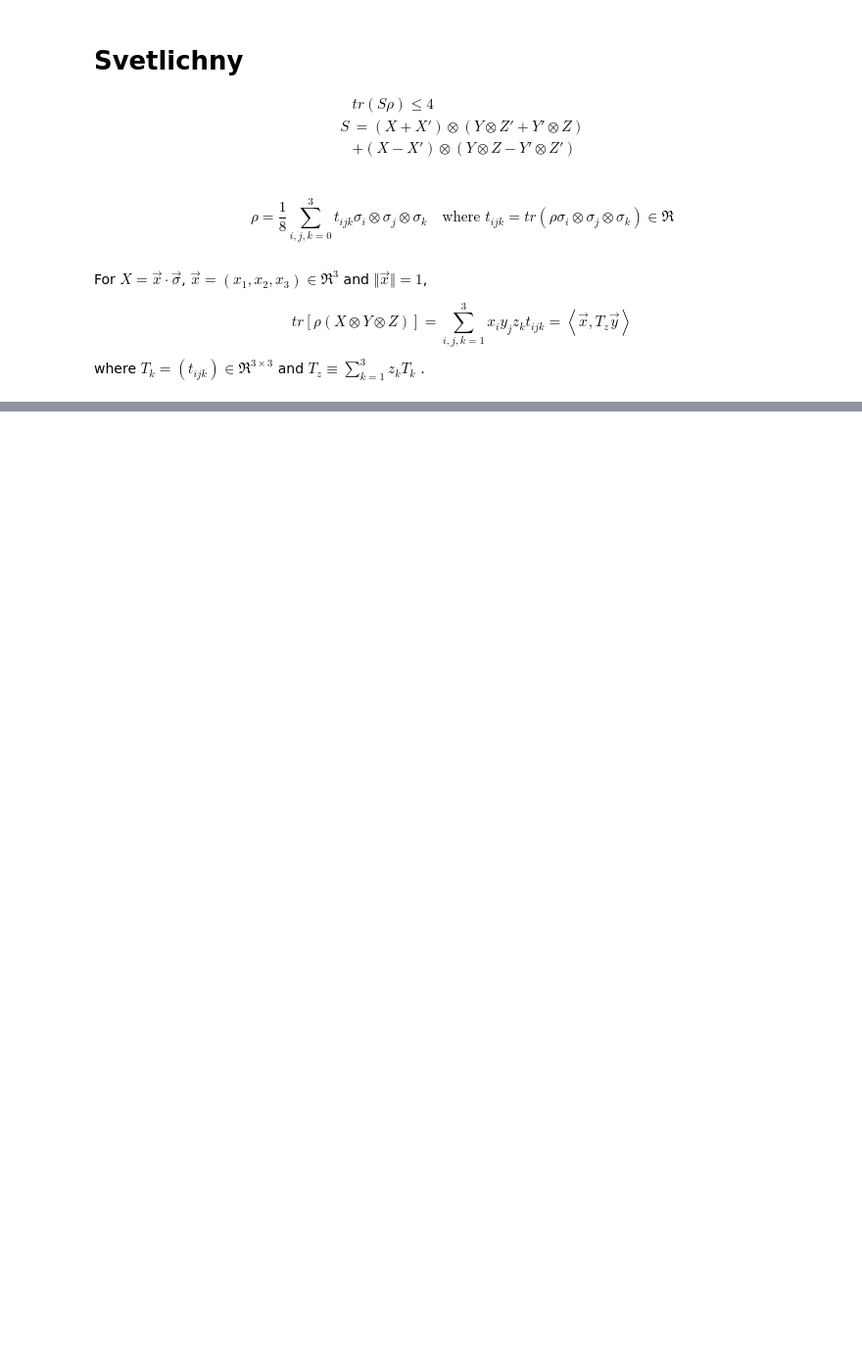
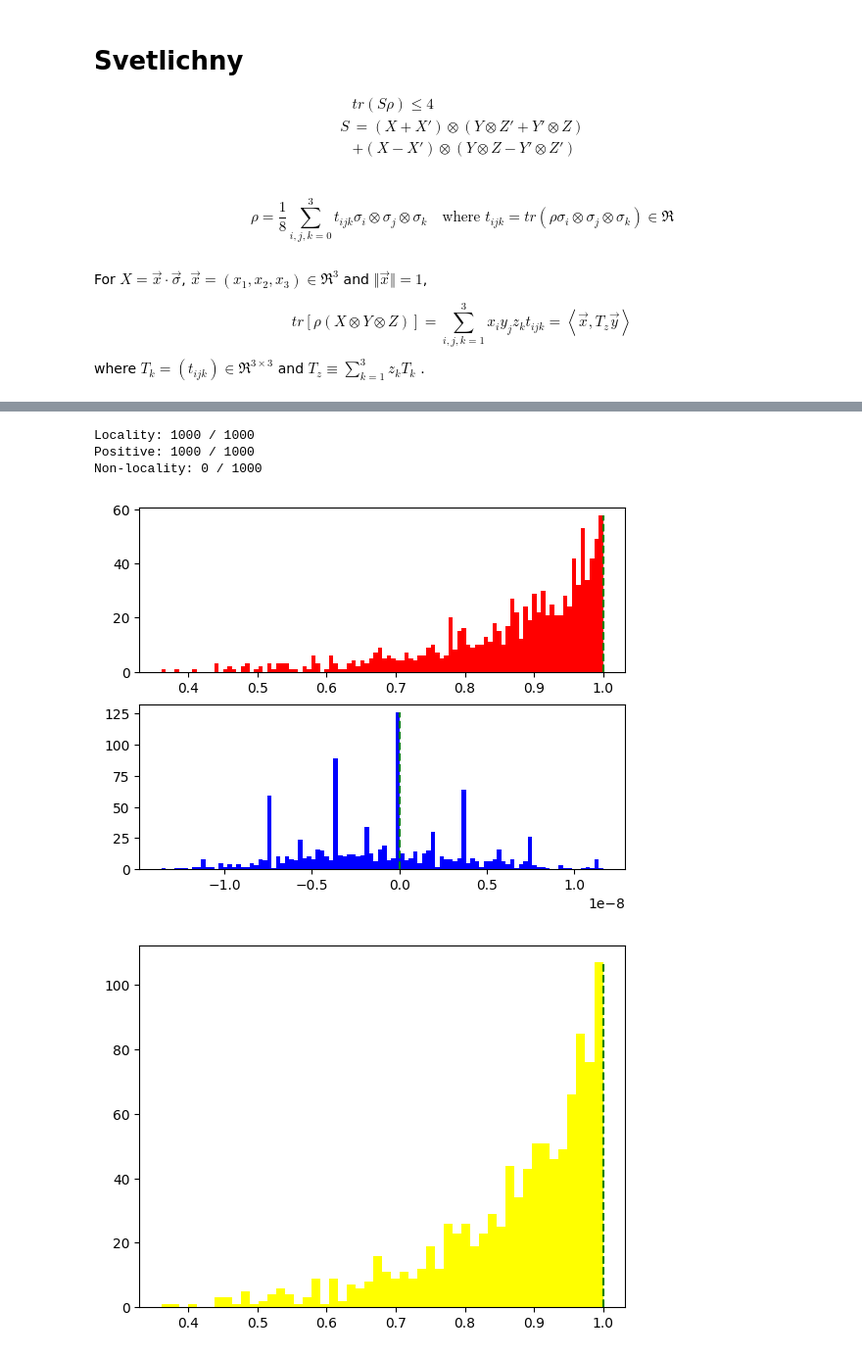
Before and after one commit to zhuyk6/Bell-ineq-VQE, a Jupyter notebook: test.ipynb, the cells around one changed output, grey strips where cells are left out. Shown at 98% size. Saved outputs shown, nothing was run; the diff lists cells and outputs as text; code cells hidden in the pictures; blank space fills up the shorter version.

```diff
--- a/test.ipynb
+++ b/test.ipynb
@@ -477,0 +938,60 @@ where $T_k = (t_{i j k }) \in \Re^{3 \times 3}$ and $T_z \equiv \sum_{k=1}^3 z_k
+# %%
+# test safe
+
+from qnn import *
+from run import *
+import matplotlib.pyplot as plt
+
+def test(n: int, m: int):
+    arr_eig_max = []
+    arr_eig_min = []
+
+    for i in range(n):
+        T1 = generate_real_positive(3, m) * 8
+        T2 = np.zeros(shape=(3,3))
+        T3 = np.zeros(shape=(3,3))
+
+        rho = from_correlation_matrices3_safe(T1, T2, T3)
+        if not check_positive(rho):
+            print("Error")
+            break
+        T1, T2, T3 = to_correlation_matrices3(rho)
+
+        eig_of_T = np.linalg.eigvals(T1.T @ T1)
+        eig_max = eig_of_T.real.max()
+
+        eigs = np.linalg.eigvals(rho)
+        eig_min = eigs.real.min()
+
+        arr_eig_max.append(eig_max)
+        arr_eig_min.append(eig_min)
+
+    print(f"Locality: {len(list( filter(lambda x: x < 1.0, arr_eig_max) ))} / {n}")
+    print(f"Positive: {len(list( filter(lambda x: x > -1e-5, arr_eig_min)) )} / {n}")
+
+    arr_positive = []
+    for (e1, e2) in zip(arr_eig_min, arr_eig_max):
+        if e1 > -1e-5:
+            arr_positive.append(e2)
+    print(f"Non-locality: {len(list(filter(lambda x: x > 1.0, arr_positive)))} / {len(arr_positive)}")
+
+    plt.subplot(211)
+    (cnt, _, _) = plt.hist(arr_eig_max, bins=100, color="red")
+    plt.vlines([1], 0, max(cnt), colors="green", linestyles="dashed")
+    plt.subplot(212)
+    (cnt, _, _) = plt.hist(arr_eig_min, bins=100, color="blue")
+    plt.vlines([0], 0, max(cnt), colors="green", linestyles="dashed")
+    plt.show()
+
+    (cnt, _, _) = plt.hist(arr_positive, bins=50, color="yellow")
+    plt.vlines([1], 0, max(cnt), colors="green", linestyles="dashed")
+    plt.show()
+
+
+test(n=1000, m=2)
+# %% [output]
+Locality: 1000 / 1000
+Positive: 1000 / 1000
+Non-locality: 0 / 1000
+[figure, added]
+[figure, added]
```
Also changed, not shown: parts of 49 cells of this notebook, 4 other files.
